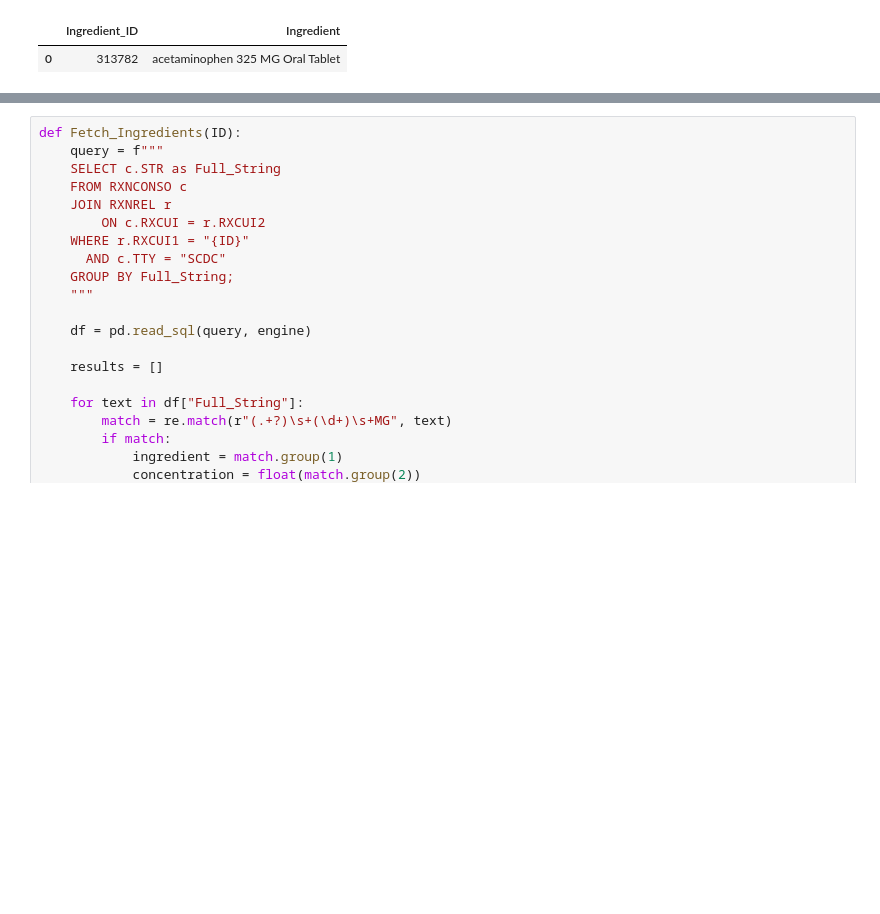
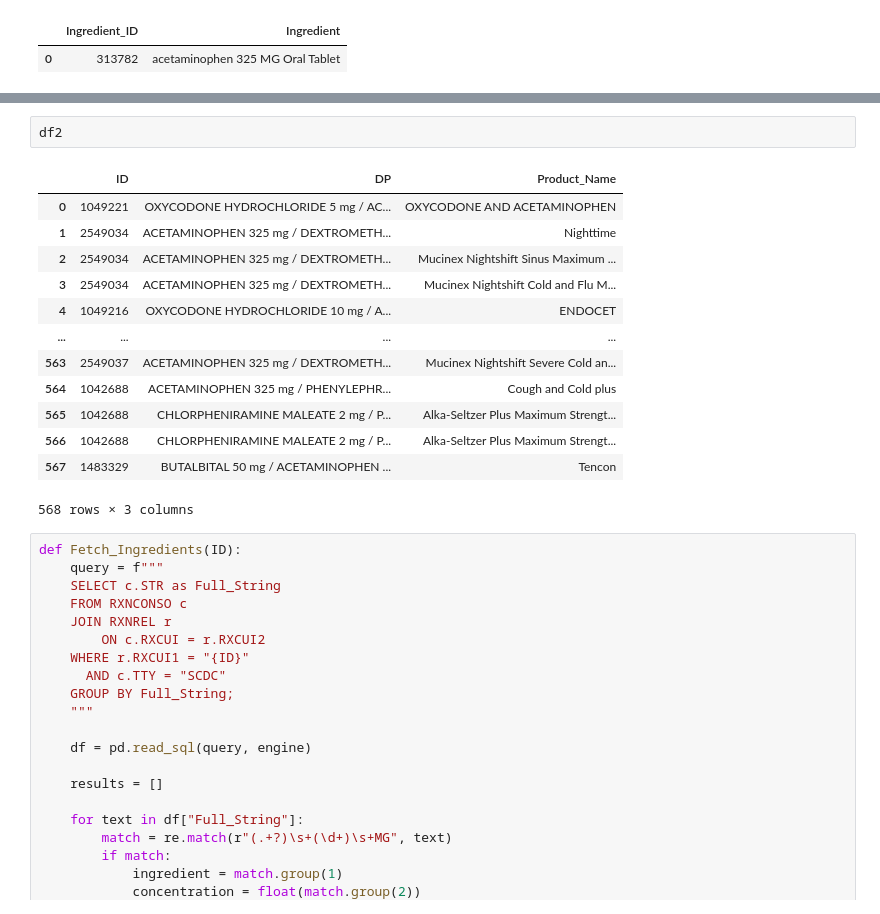
Before and after one commit to phanguy30/med_compare, a Jupyter notebook: data.ipynb, the cells around one changed output, grey strips where cells are left out. Cells and saved outputs as stored; diff of their text form; blank space fills up the shorter version.

```diff
--- a/data.ipynb
+++ b/data.ipynb
@@ -284,3 +335,19 @@ df
+# %%
+df2
+# %% [output]
+|  | ID | DP | Product_Name |
+| 0 | 1049221 | OXYCODONE HYDROCHLORIDE 5 mg / AC... | OXYCODONE AND ACETAMINOPHEN |
+| 1 | 2549034 | ACETAMINOPHEN 325 mg / DEXTROMETH... | Nighttime |
+| 2 | 2549034 | ACETAMINOPHEN 325 mg / DEXTROMETH... | Mucinex Nightshift Sinus Maximum ... |
+| 3 | 2549034 | ACETAMINOPHEN 325 mg / DEXTROMETH... | Mucinex Nightshift Cold and Flu M... |
+| 4 | 1049216 | OXYCODONE HYDROCHLORIDE 10 mg / A... | ENDOCET |
+| ... | ... | ... | ... |
+| 563 | 2549037 | ACETAMINOPHEN 325 mg / DEXTROMETH... | Mucinex Nightshift Severe Cold an... |
+| 564 | 1042688 | ACETAMINOPHEN 325 mg / PHENYLEPHR... | Cough and Cold plus |
+| 565 | 1042688 | CHLORPHENIRAMINE MALEATE 2 mg / P... | Alka-Seltzer Plus Maximum Strengt... |
+| 566 | 1042688 | CHLORPHENIRAMINE MALEATE 2 mg / P... | Alka-Seltzer Plus Maximum Strengt... |
+| 567 | 1483329 | BUTALBITAL 50 mg / ACETAMINOPHEN ... | Tencon |
+568 rows × 3 columns
 # %%
 def Fetch_Ingredients(ID):
     query = f"""
```
Also changed, not shown: parts of 6 cells of this notebook.
